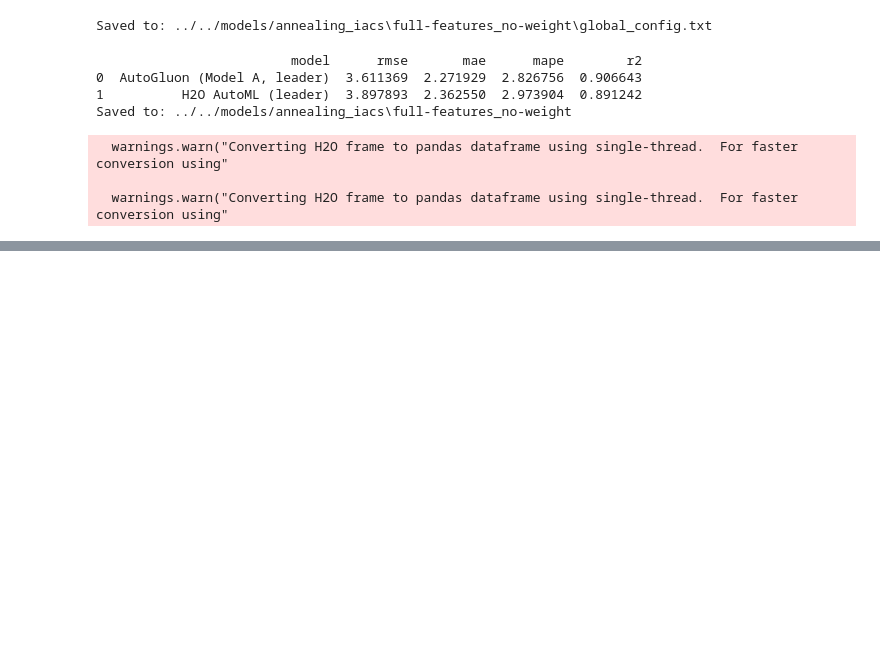
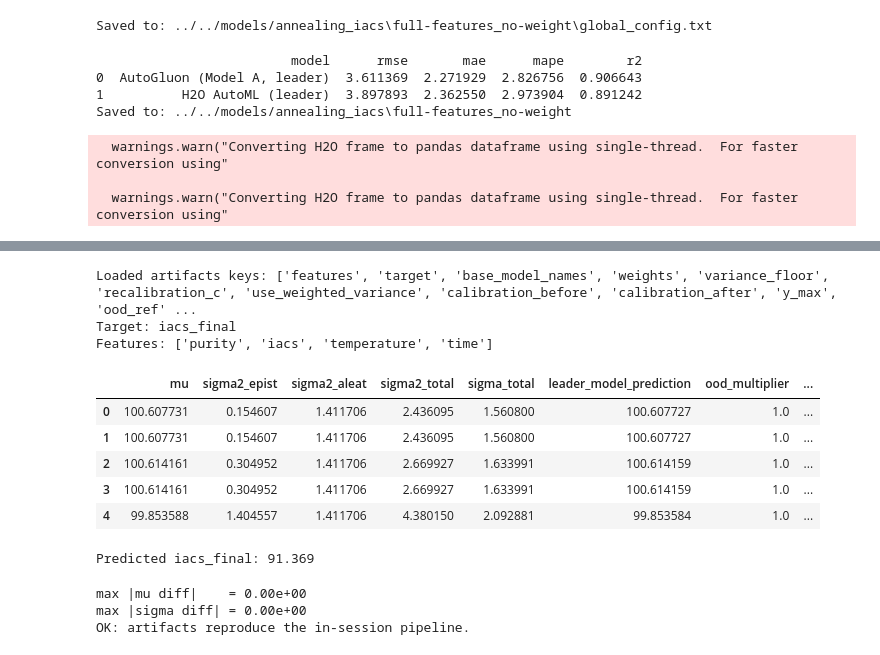
Before and after one commit to FelipeMFO-RM/uncertainty-aware-predictors, a Jupyter notebook: notebooks/modeling/annealing_iacs_fixed.ipynb, the cells around one changed output, grey strips where cells are left out. Drawn from its saved outputs; the diff is of its cells as text; code cells hidden in the pictures; blank space fills up the shorter version.

```diff
--- a/notebooks/modeling/annealing_iacs_fixed.ipynb
+++ b/notebooks/modeling/annealing_iacs_fixed.ipynb
@@ -53,6 +57,7 @@ feng = FeatureEngineering()
 modl = Modeling()
 evla = Evaluation()
 varv = Variables()
+load = LoaderHelper()
 # %% [markdown]
 ## 1.1 Global configuration
 
@@ -1006,0 +1022,79 @@ Saved to: ../../models/annealing_iacs\full-features_no-weight
+# %%
+
+# ---- 1) Load the persisted artifact bundle (Section 10) ----
+loaded_artifacts = load.load_pickle(EXPERIMENT_DIR, "artifacts.pkl")
+
+# ---- 2) Reload both AutoGluon predictors from their TAG subfolders ----
+predictor_a_loaded = TabularPredictor.load(
+    os.path.join(EXPERIMENT_DIR, "model_a")
+)
+predictor_b_loaded = TabularPredictor.load(
+    os.path.join(EXPERIMENT_DIR, "model_b")
+)
+
+print("Loaded artifacts keys:", list(loaded_artifacts.keys()))
+print("Target:", loaded_artifacts["target"])
+print("Features:", loaded_artifacts["features"])
+# %% [output]
+Loaded artifacts keys: ['features', 'target', 'base_model_names', 'weights', 'variance_floor', 'recalibration_c', 'use_weighted_variance', 'calibration_before', 'calibration_after', 'y_max', 'ood_ref' ...
+Target: iacs_final
+Features: ['purity', 'iacs', 'temperature', 'time']
+# %%
+# ---- 3) Predict using ONLY the reloaded objects ----
+# Build a small query frame (here: first rows of df, but in deployment this
+# would be a brand-new candidate route from the controller).
+X_query = df_val.head(5)
+
+preds_loaded = modl.predict_with_uncertainty(
+    X=X_query,
+    predictor_a=predictor_a_loaded,
+    predictor_b=predictor_b_loaded,
+    weights=loaded_artifacts["weights"],
+    model_names=loaded_artifacts["base_model_names"],
+    features=loaded_artifacts["features"],
+    variance_floor=loaded_artifacts["variance_floor"],
+    recalibration_c=loaded_artifacts["recalibration_c"],
+    use_weights=loaded_artifacts["use_weighted_variance"],
+    y_max=loaded_artifacts["y_max"],
+    ood_ref=loaded_artifacts["ood_ref"],
+)
+preds_loaded
+# %% [output]
+|  | mu | sigma2_epist | sigma2_aleat | sigma2_total | sigma_total | leader_model_prediction | ood_multiplier | ... |
+| 0 | 100.607731 | 0.154607 | 1.411706 | 2.436095 | 1.560800 | 100.607727 | 1.0 | ... |
+| 1 | 100.607731 | 0.154607 | 1.411706 | 2.436095 | 1.560800 | 100.607727 | 1.0 | ... |
+| 2 | 100.614161 | 0.304952 | 1.411706 | 2.669927 | 1.633991 | 100.614159 | 1.0 | ... |
+| 3 | 100.614161 | 0.304952 | 1.411706 | 2.669927 | 1.633991 | 100.614159 | 1.0 | ... |
+| 4 | 99.853588 | 1.404557 | 1.411706 | 4.380150 | 2.092881 | 99.853584 | 1.0 | ... |
+# %%
+# ---- 4) Target-agnostic quick prediction from a plain dict ----
+# Works for any predictor/target via modl.predict_target (features inferred
+# from the predictor when not passed explicitly).
+single_loaded = modl.predict_target(
+    predictor_a_loaded,
+    {"purity": 99.9, "iacs": 88.26, "temperature": 623.0, "time": 60.0},
+    features=loaded_artifacts["features"],
+)
+print(f"Predicted {loaded_artifacts['target']}: {single_loaded[0]:.3f}")
+# %% [output]
+Predicted iacs_final: 91.369
+# %%
+# ---- 5) Sanity check: reloaded predictions match the in-session ones ----
+# (Section 9 computed `preds` on df.head(5) with the same ood_ref/c_opt.)
+import numpy as np
+if "preds" in dir():
+    max_mu_diff = float(np.abs(preds["mu"].to_numpy()
+                               - preds_loaded["mu"].to_numpy()).max())
+    max_sigma_diff = float(np.abs(preds["sigma_total"].to_numpy()
+                                  - preds_loaded["sigma_total"].to_numpy()).max())
+    print(f"max |mu diff|    = {max_mu_diff:.2e}")
+    print(f"max |sigma diff| = {max_sigma_diff:.2e}")
+    print("OK: artifacts reproduce the in-session pipeline."
+          if max(max_mu_diff, max_sigma_diff) < 1e-8
+          else "WARNING: mismatch - check that Section 9 used the same ood_ref.")
+else:
+    print("Run Section 9 first to enable the sanity check.")
+# %% [output]
+max |mu diff|    = 0.00e+00
+max |sigma diff| = 0.00e+00
+OK: artifacts reproduce the in-session pipeline.
```
Also changed, not shown: parts of 3 cells of this notebook.
